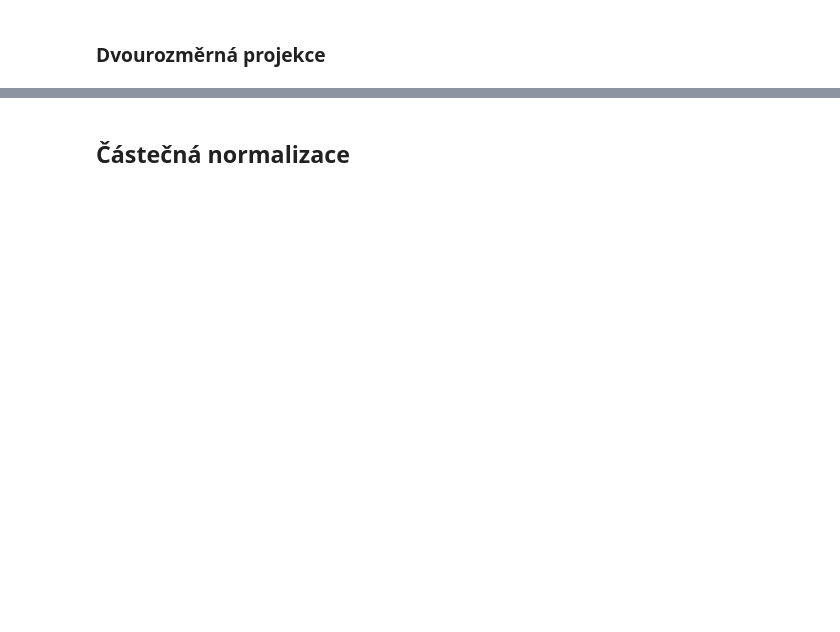
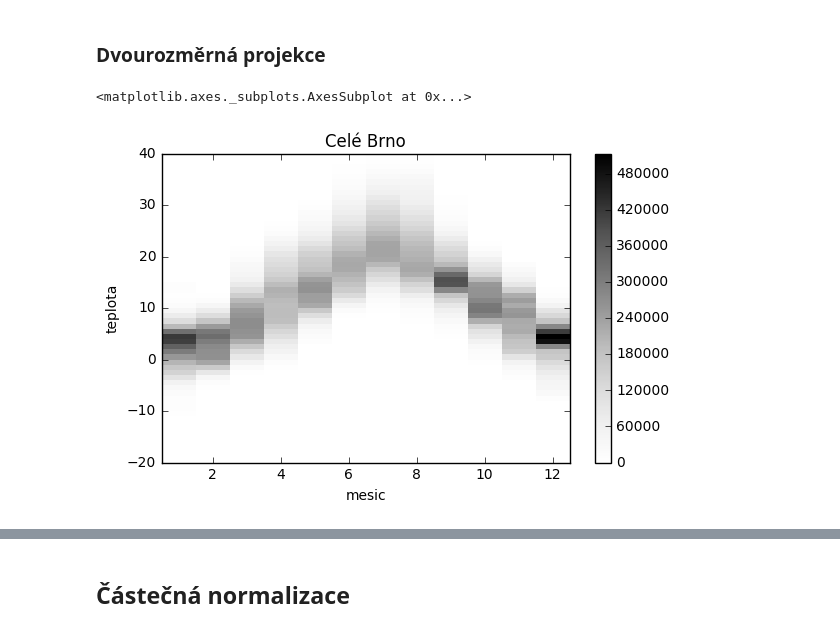
Before and after one commit to janpipek/pyvo-prednaska, a Jupyter notebook: notebooks/03-adaptivni_nd_histogramy.ipynb, the cells around one changed output, grey strips where cells are left out. Cells and saved outputs as stored; diff of their text form; code cells hidden in the pictures; blank space fills up the shorter version.

```diff
--- a/notebooks/03-adaptivni_nd_histogramy.ipynb
+++ b/notebooks/03-adaptivni_nd_histogramy.ipynb
@@ -73,4 +107,5 @@ histogramy["Komín"] / 78
 Sečteme všechny!
 # %%
 brno = sum(histogramy.values())
+brno.name = "Celé Brno"
 brno
@@ -88,7 +130,9 @@ mesice
 # %%
 H = brno.projection("mesic", "teplota")
 H.plot(lw=0, ylim=(-20, 40), show_colorbar=True)
-H
+# %% [output]
+<matplotlib.axes._subplots.AxesSubplot at 0x...>
+[figure, added]
 # %%
 # Normalizujeme
 H = brno.projection("hodina", "teplota")
```
Also changed, not shown: parts of 16 cells of this notebook, 2 other files.
